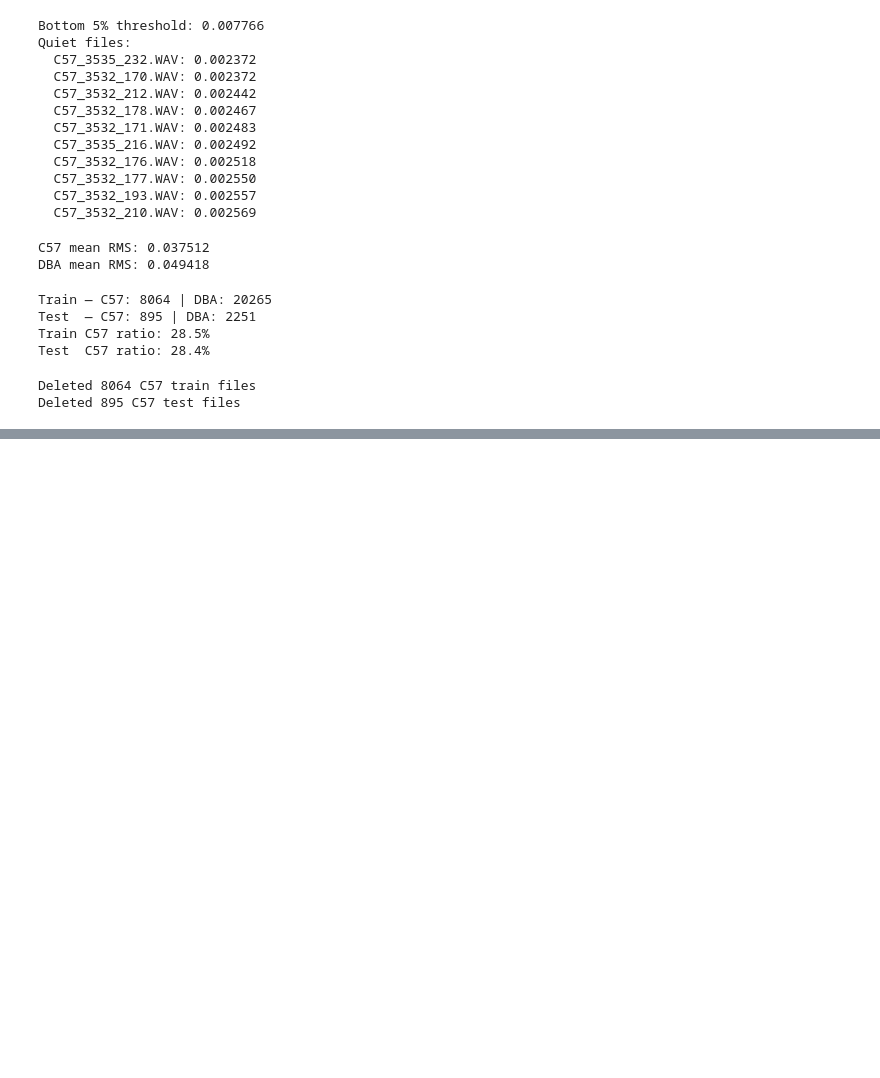
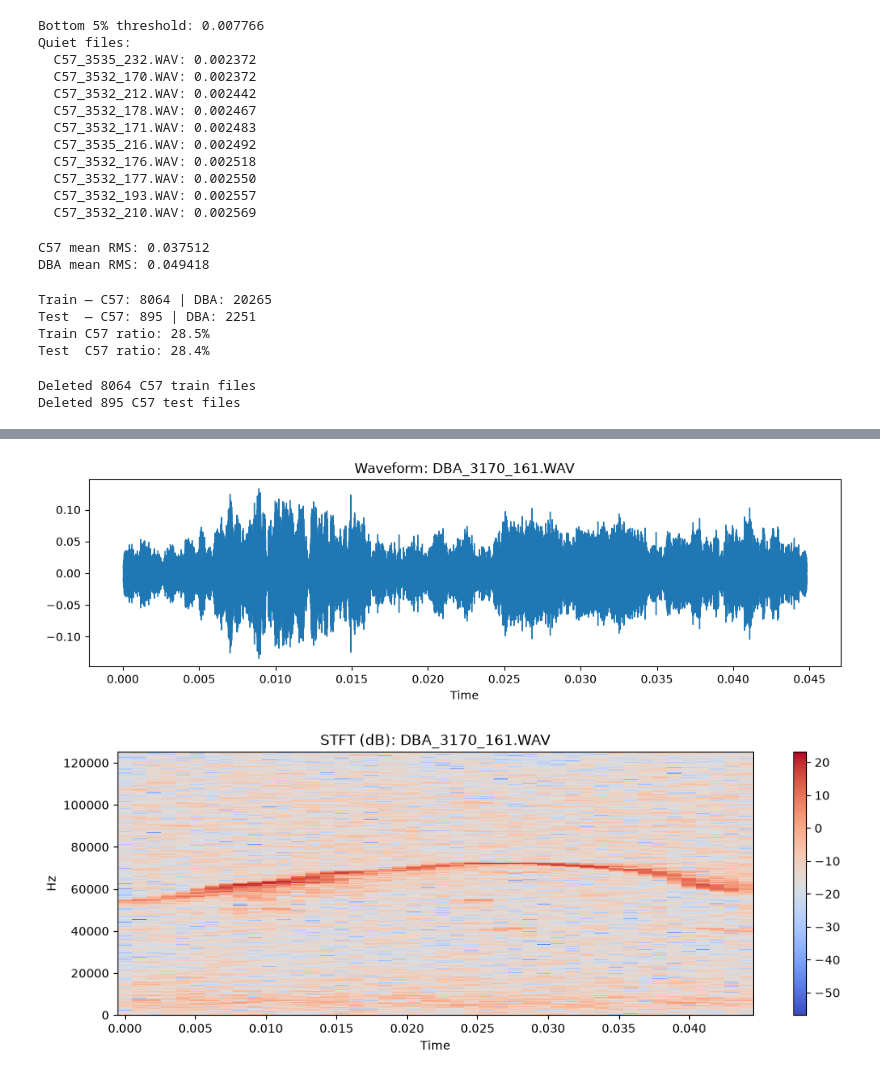
Before and after one commit to netra-khot/mouse_vocalization_2026, a Jupyter notebook: eda/ziya.ipynb, the cells around one changed output, grey strips where cells are left out. Drawn from its saved outputs; the diff is of its cells as text; code cells hidden in the pictures; blank space fills up the shorter version.

```diff
--- a/eda/ziya.ipynb
+++ b/eda/ziya.ipynb
@@ -157,0 +204,23 @@ Deleted 895 C57 test files
+# %%
+import random, librosa, librosa.display, matplotlib.pyplot as plt
+from pathlib import Path
+
+# open a random audio file from the train set and display its waveform
+p = random.choice(list(TRAIN_PATH.glob("*.WAV")))
+y, sr = librosa.load(p, sr=None)
+plt.figure(figsize=(12,3))
+librosa.display.waveshow(y, sr=sr)
+plt.title(f"Waveform: {p.name}")
+plt.show()
+
+# compute and display the STFT (Short-Time Fourier Transform) of the audio signal
+D = librosa.stft(y, n_fft=1024, hop_length=256)
+S_db = librosa.amplitude_to_db(abs(D))
+plt.figure(figsize=(12,4))
+librosa.display.specshow(S_db, sr=sr, hop_length=256, x_axis="time", y_axis="hz")
+plt.title(f"STFT (dB): {p.name}")
+plt.colorbar()
+plt.show()
+# %% [output]
+[figure, added]
+[figure, added]
```
Also changed, not shown: parts of 5 cells of this notebook, 1 other file.
